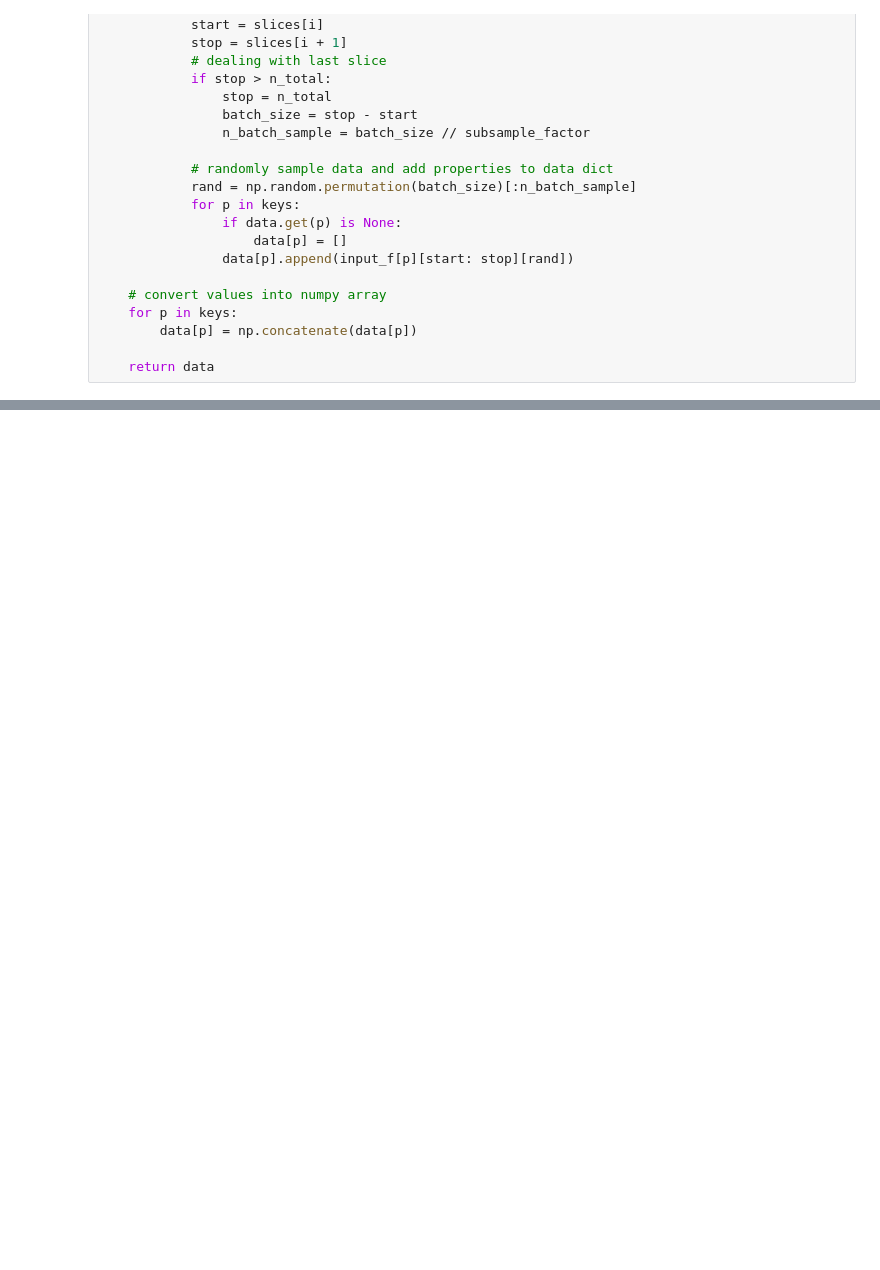
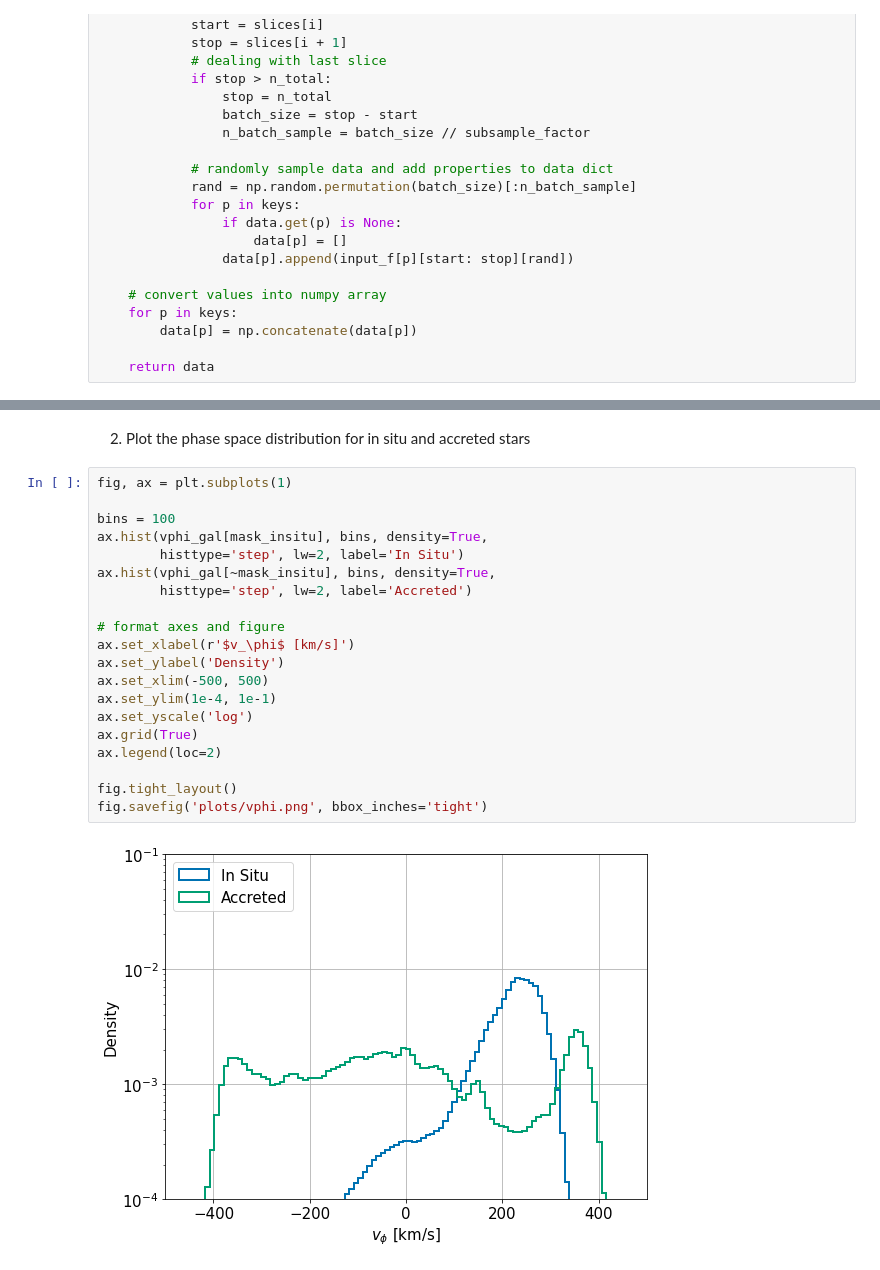
Before and after one commit to trivnguyen/gaia_merger_classification, a Jupyter notebook: plot_mock_data.ipynb, the cells around one changed output, grey strips where cells are left out. Cells and saved outputs as stored; diff of their text form; blank space fills up the shorter version.

```diff
--- a/plot_mock_data.ipynb
+++ b/plot_mock_data.ipynb
@@ -121,0 +183,24 @@ else:
+# %% [markdown]
+2. Plot the phase space distribution for in situ and accreted stars
+# %%
+fig, ax = plt.subplots(1)
+
+bins = 100
+ax.hist(vphi_gal[mask_insitu], bins, density=True,
+        histtype='step', lw=2, label='In Situ')
+ax.hist(vphi_gal[~mask_insitu], bins, density=True,
+        histtype='step', lw=2, label='Accreted')
+
+# format axes and figure
+ax.set_xlabel(r'$v_\phi$ [km/s]')
+ax.set_ylabel('Density')
+ax.set_xlim(-500, 500)
+ax.set_ylim(1e-4, 1e-1)
+ax.set_yscale('log')
+ax.grid(True)
+ax.legend(loc=2)
+
+fig.tight_layout()
+fig.savefig('plots/vphi.png', bbox_inches='tight')
+# %% [output]
+[figure, added]
```
Also changed, not shown: parts of 28 cells of this notebook.
